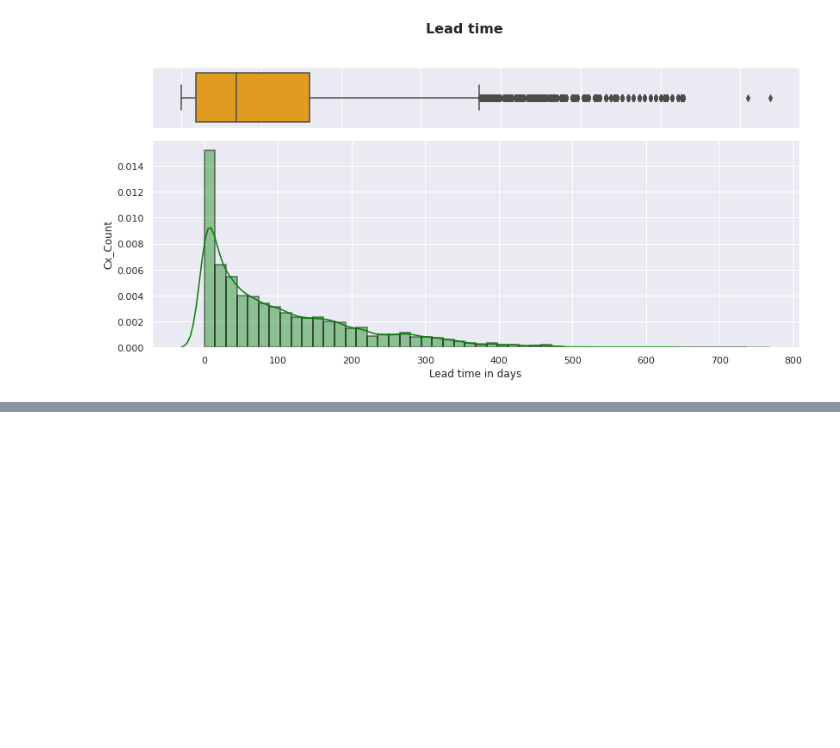
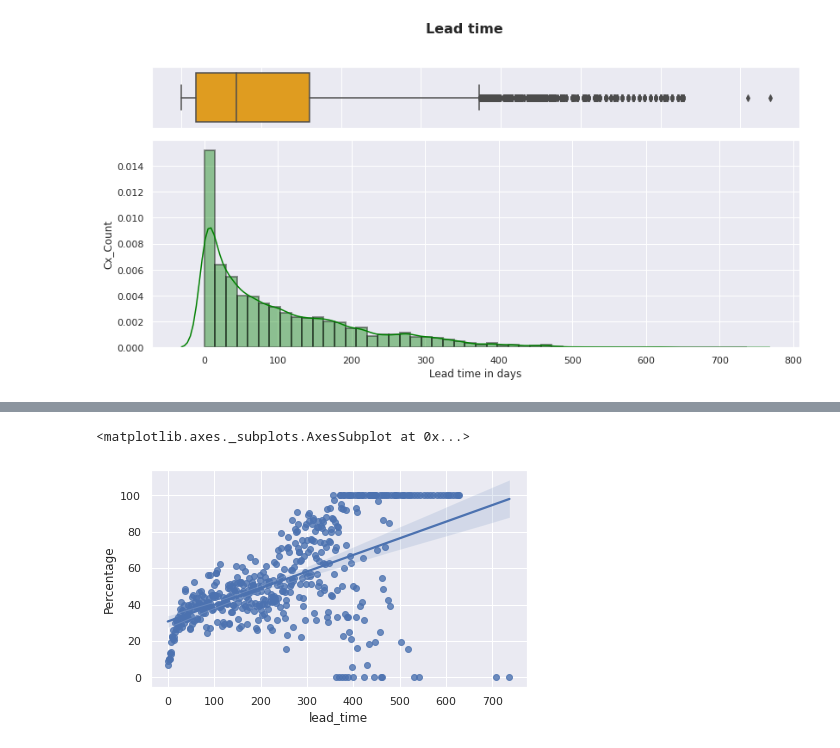
Before and after one commit to Sriharish19/EDA-Hotel-Booking-Capstone-Project-1, a Jupyter notebook: Copy_of_Copy_of_Copy_of_Copy_of_SH_Hotel_Booking_Capstone_Project.ipynb, the cells around one changed output, grey strips where cells are left out. Drawn from its saved outputs; the diff is of its cells as text; code cells hidden in the pictures; blank space fills up the shorter version.

```diff
--- a/Copy_of_Copy_of_Copy_of_Copy_of_SH_Hotel_Booking_Capstone_Project.ipynb
+++ b/Copy_of_Copy_of_Copy_of_Copy_of_SH_Hotel_Booking_Capstone_Project.ipynb
@@ -432,0 +451,14 @@ Text(0, 0.5, 'Cx_Count')
+# %%
+lt1['not_cancelled']=lt1['is_canceled'].apply(lambda x: 1 if x==0 else 0)
+# %%
+lt2=lt1.groupby('lead_time').sum().reset_index()
+# %%
+lt2['Percentage']=lt2['is_canceled']/(lt2['is_canceled']+lt2['not_cancelled'])*100
+# %%
+lt2.drop('percentage',inplace=True,axis=1)
+# %%
+sns.set_theme(color_codes=True)
+sns.regplot(x = 'lead_time',y = 'Percentage',data = lt2)
+# %% [output]
+<matplotlib.axes._subplots.AxesSubplot at 0x...>
+[figure, added]
```
Also changed, not shown: parts of 4 cells of this notebook.
